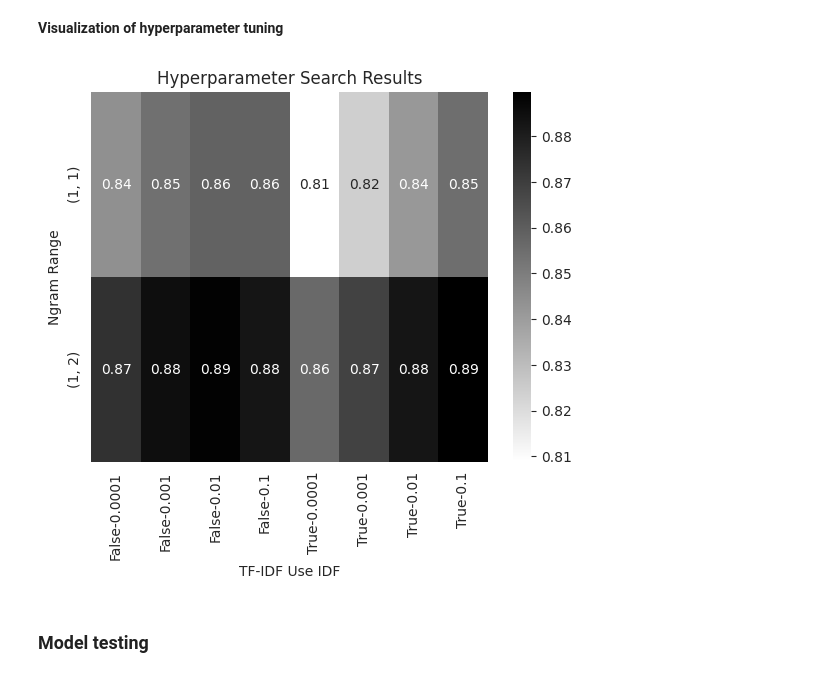
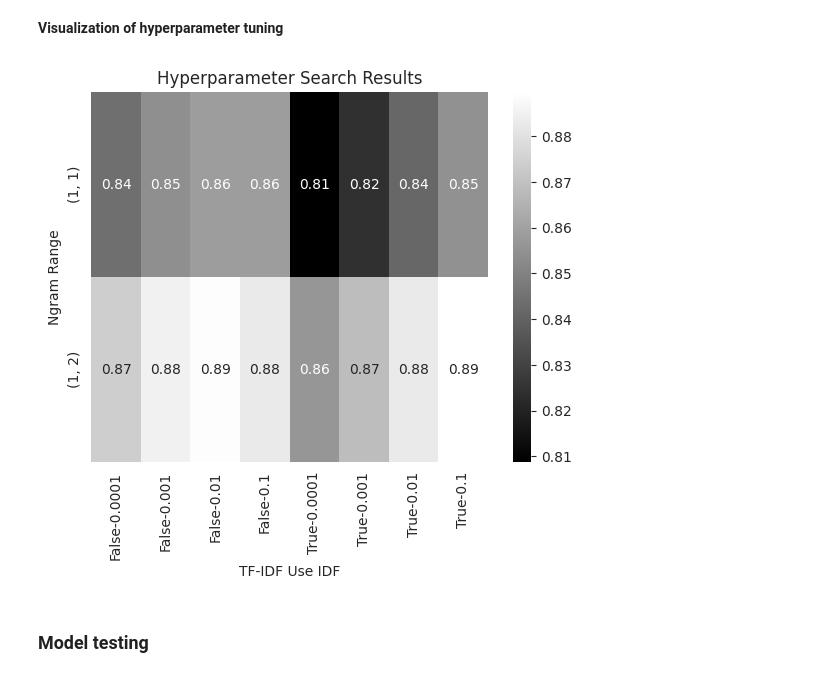
Before and after one commit to chtholine/Machine_Learning_Projects, a Jupyter notebook: language_model.ipynb, the cells around one changed output. Saved outputs shown, nothing was run; the diff lists cells and outputs as text; code cells hidden in the pictures.

```diff
--- a/language_model.ipynb
+++ b/language_model.ipynb
@@ -135,16 +135,16 @@ weighted avg       0.90      0.90      0.90      8000
 # %%
 # Visualize hyperparameter search results using a heatmap
 results = pd.DataFrame(grid_search.cv_results_)
 pivot_results = results.pivot_table(index='param_vectorizer__ngram_range',
                                     columns=['param_tfidf__use_idf', 'param_classifier__alpha'],
                                     values='mean_test_score')
-sns.heatmap(pivot_results, annot=True, cmap='binary')
+sns.heatmap(pivot_results, annot=True, cmap='binary_r')
 plt.title('Hyperparameter Search Results')
 plt.xlabel('TF-IDF Use IDF')
 plt.ylabel('Ngram Range')
 plt.show()
 # %% [output]
-[figure, old version]
+[figure, new version]
 # %% [markdown]
 ### Model testing
 # %% [markdown]
```
